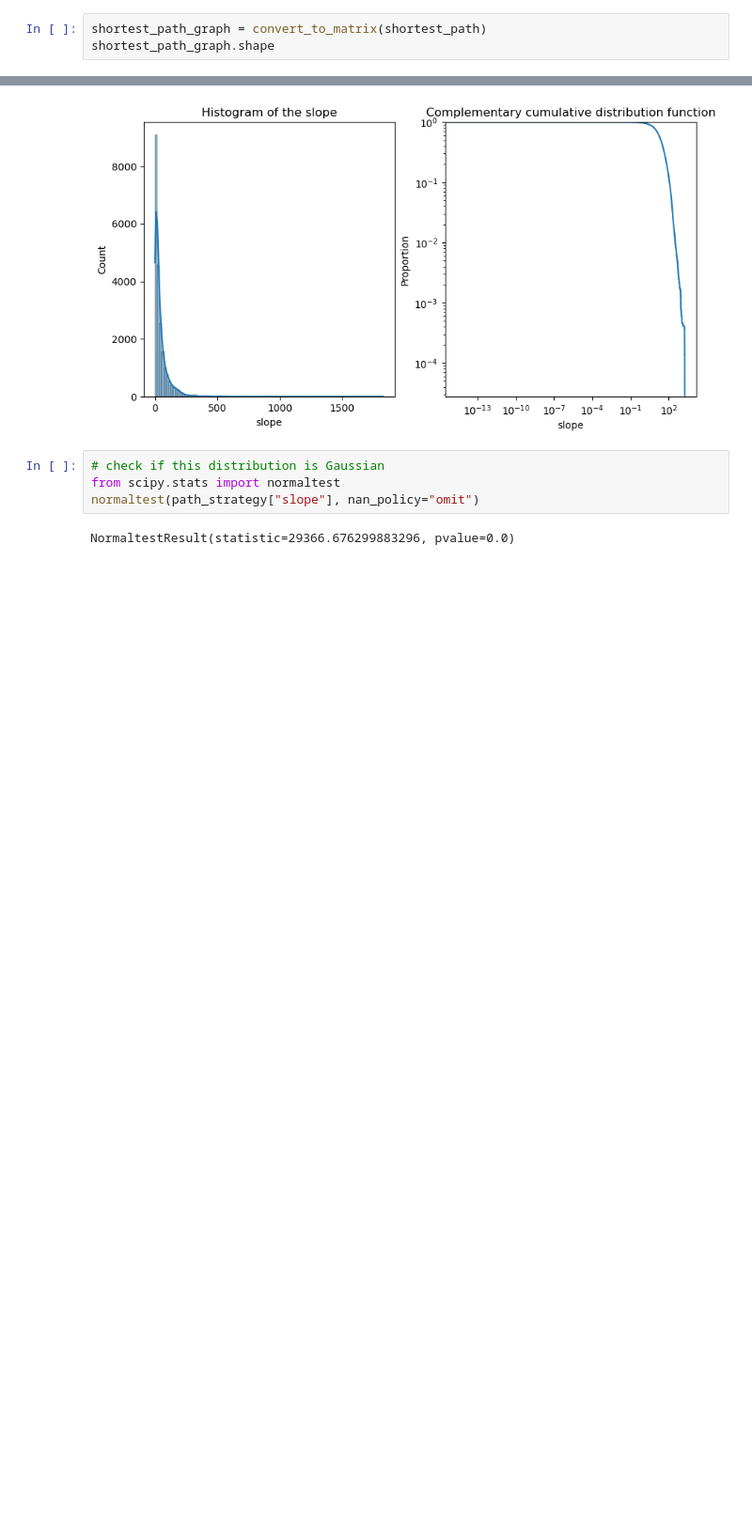
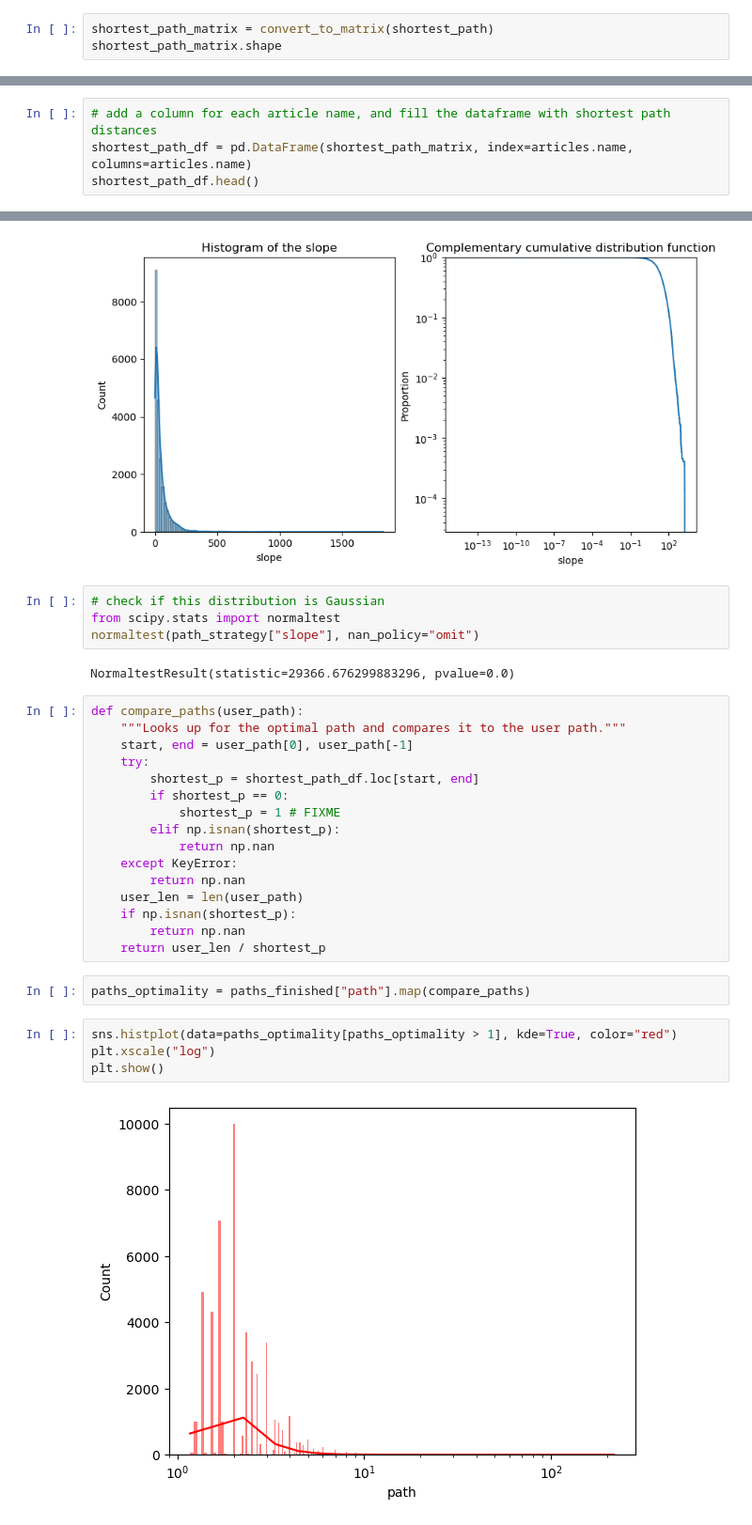
Before and after one commit to epfl-ada/ada-2023-project-adamants, a Jupyter notebook: wikipedia_graph_viz.ipynb, the cells around one changed output, grey strips where cells are left out. Shown: that part at 94% size. Drawn from its saved outputs; the diff is of its cells as text; blank space fills up the shorter version.

Commit message:
Add metrics for path optimality

```diff
--- a/wikipedia_graph_viz.ipynb
+++ b/wikipedia_graph_viz.ipynb
@@ -23,7 +28,11 @@ def convert_to_matrix(data):
     data = np.array([[int(i) if i != "_" else np.nan for i in row] for row in data])
     return data
 # %%
-shortest_path_graph = convert_to_matrix(shortest_path)
-shortest_path_graph.shape
+shortest_path_matrix = convert_to_matrix(shortest_path)
+shortest_path_matrix.shape
 # %% [output]
 (4604, 4604)
+# %%
+# add a column for each article name, and fill the dataframe with shortest path distances
+shortest_path_df = pd.DataFrame(shortest_path_matrix, index=articles.name, columns=articles.name)
+shortest_path_df.head()
@@ -359,3 +377,27 @@ from scipy.stats import normaltest
 normaltest(path_strategy["slope"], nan_policy="omit")
 # %% [output]
 NormaltestResult(statistic=29366.676299883296, pvalue=0.0)
+# %%
+def compare_paths(user_path):
+    """Looks up for the optimal path and compares it to the user path."""
+    start, end = user_path[0], user_path[-1]
+    try:
+        shortest_p = shortest_path_df.loc[start, end]
+        if shortest_p == 0:
+            shortest_p = 1 # FIXME
+        elif np.isnan(shortest_p):
+            return np.nan
+    except KeyError:
+        return np.nan
+    user_len = len(user_path)
+    if np.isnan(shortest_p):
+        return np.nan
+    return user_len / shortest_p
+# %%
+paths_optimality = paths_finished["path"].map(compare_paths)
+# %%
+sns.histplot(data=paths_optimality[paths_optimality > 1], kde=True, color="red")
+plt.xscale("log")
+plt.show()
+# %% [output]
+[figure, added]
```
Also changed, not shown: parts of 3 cells of this notebook.
